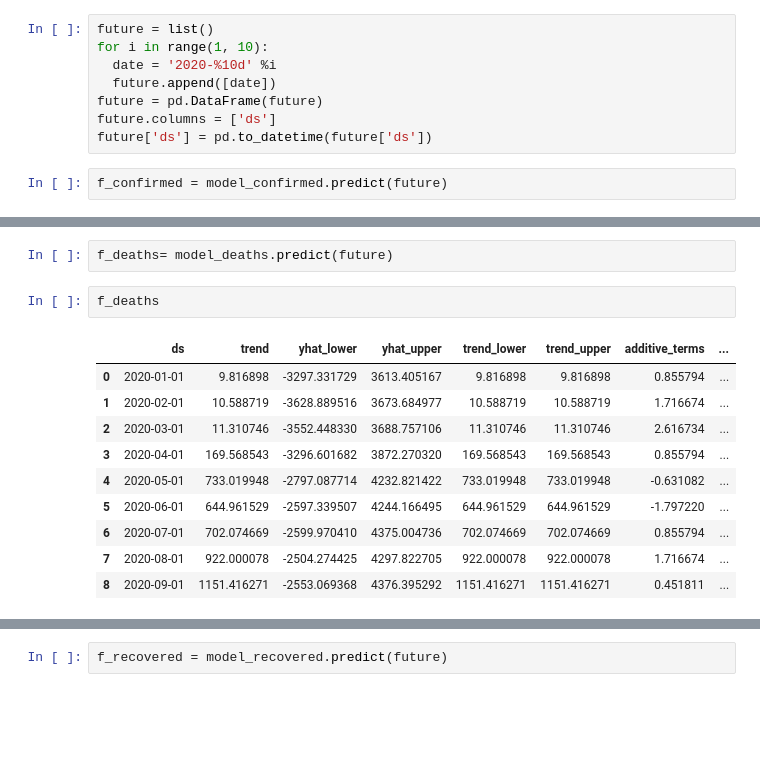
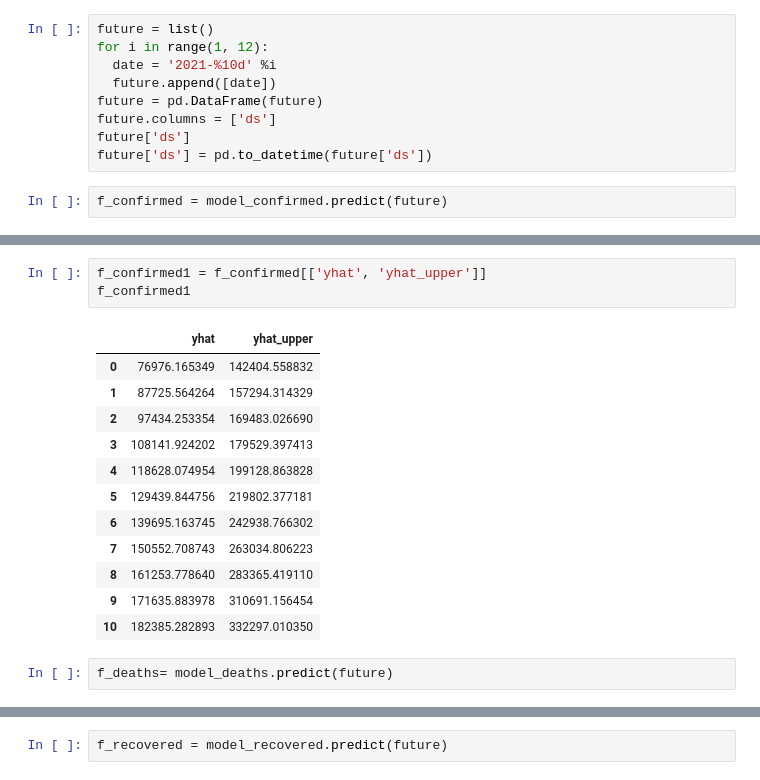
Before and after one commit to mehulraj19/DV-project, a Jupyter notebook: DV_fbprohet.ipynb, the cells around one changed output, grey strips where cells are left out. Cells and saved outputs as stored; diff of their text form; blank space fills up the shorter version.

```diff
--- a/DV_fbprohet.ipynb
+++ b/DV_fbprohet.ipynb
@@ -151,11 +151,12 @@ INFO:fbprophet:Disabling daily seasonality. Run prophet with daily_seasonality=T
 ## Future Prediction
 # %%
 future = list()
-for i in range(1, 10):
-  date = '2020-%10d' %i
+for i in range(1, 12):
+  date = '2021-%10d' %i
   future.append([date])
 future = pd.DataFrame(future)
 future.columns = ['ds']
+future['ds']
 future['ds'] = pd.to_datetime(future['ds'])
 # %%
 f_confirmed = model_confirmed.predict(future)
@@ -175,15 +163,18 @@ f_confirmed
+# %%
+f_confirmed1 = f_confirmed[['yhat', 'yhat_upper']]
+f_confirmed1
+# %% [output]
+|  | yhat | yhat_upper |
+| 0 | 76976.165349 | 142404.558832 |
+| 1 | 87725.564264 | 157294.314329 |
+| 2 | 97434.253354 | 169483.026690 |
+| 3 | 108141.924202 | 179529.397413 |
+| 4 | 118628.074954 | 199128.863828 |
+| 5 | 129439.844756 | 219802.377181 |
+| 6 | 139695.163745 | 242938.766302 |
+| 7 | 150552.708743 | 263034.806223 |
+| 8 | 161253.778640 | 283365.419110 |
+| 9 | 171635.883978 | 310691.156454 |
+| 10 | 182385.282893 | 332297.010350 |
 # %%
 f_deaths= model_deaths.predict(future)
-# %%
-f_deaths
-# %% [output]
-|  | ds | trend | yhat_lower | yhat_upper | trend_lower | trend_upper | additive_terms | ... |
-| 0 | 2020-01-01 | 9.816898 | -3297.331729 | 3613.405167 | 9.816898 | 9.816898 | 0.855794 | ... |
-| 1 | 2020-02-01 | 10.588719 | -3628.889516 | 3673.684977 | 10.588719 | 10.588719 | 1.716674 | ... |
-| 2 | 2020-03-01 | 11.310746 | -3552.448330 | 3688.757106 | 11.310746 | 11.310746 | 2.616734 | ... |
-| 3 | 2020-04-01 | 169.568543 | -3296.601682 | 3872.270320 | 169.568543 | 169.568543 | 0.855794 | ... |
-| 4 | 2020-05-01 | 733.019948 | -2797.087714 | 4232.821422 | 733.019948 | 733.019948 | -0.631082 | ... |
-| 5 | 2020-06-01 | 644.961529 | -2597.339507 | 4244.166495 | 644.961529 | 644.961529 | -1.797220 | ... |
-| 6 | 2020-07-01 | 702.074669 | -2599.970410 | 4375.004736 | 702.074669 | 702.074669 | 0.855794 | ... |
-| 7 | 2020-08-01 | 922.000078 | -2504.274425 | 4297.822705 | 922.000078 | 922.000078 | 1.716674 | ... |
-| 8 | 2020-09-01 | 1151.416271 | -2553.069368 | 4376.395292 | 1151.416271 | 1151.416271 | 0.451811 | ... |
```
Also changed, not shown: parts of 4 cells of this notebook.
